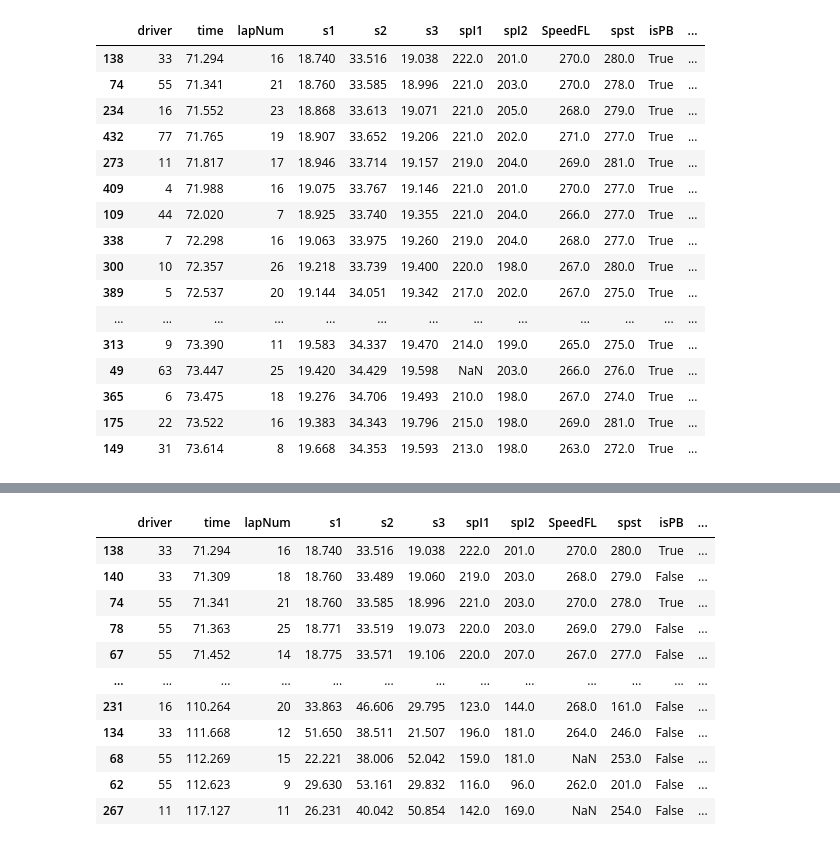
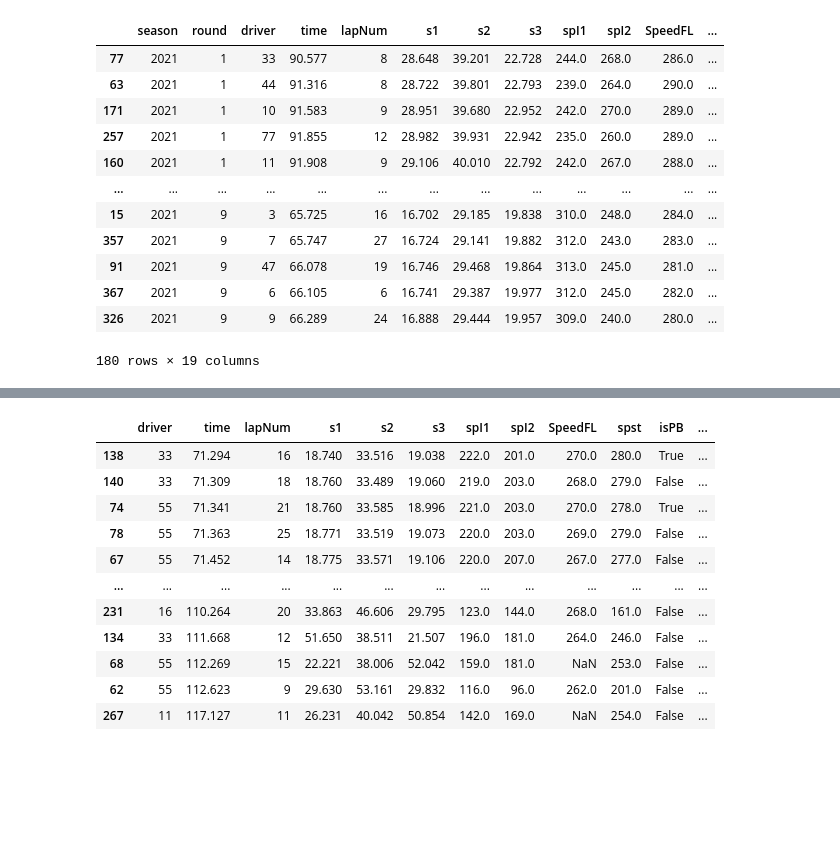
Before and after one commit to ollyjc99/F1-Fantasy-Predictor, a Jupyter notebook: data collection/get_fastf1.ipynb, the cells around one changed output, grey strips where cells are left out. Cells and saved outputs as stored; diff of their text form; code cells hidden in the pictures; blank space fills up the shorter version.

Commit message:
Testing data collecting the entire 2021 season

```diff
--- a/data collection/get_fastf1.ipynb
+++ b/data collection/get_fastf1.ipynb
@@ -21,11 +21,3 @@ pd.options.mode.chained_assignment = None  # default='warn'
 # Enable the cache
 ff1.Cache.enable_cache(path+'data/cache')
 # ff1.Cache.disabled()
-# %%
-year = 2021
-circuit = 5
-
-# Load the session data
-session = ff1.get_session(year, circuit, 'FP3')
-session.load()
-laps = session.load_laps(with_telemetry=True)
@@ -49,0 +24,35 @@ core           INFO     Finished loading data for 20 drivers: ['3', '63', '55',
+# %%
+df = pd.DataFrame(columns=['season','round','driver', 'time', 'lapNum', 's1', 's2', 's3', 'spI1', 'spI2', 'SpeedFL',
+       'spst', 'isPB', 'compound', 'tyrelife', 'isFresh', 'Stint',
+       'trackStatus', 'isAccurate'])
+# %%
+year = 2021
+for circuit in range(1,23):
+    # Load the session data
+    session = ff1.get_session(year, circuit, 'FP3')
+    session.load()
+    laps = session.load_laps(with_telemetry=True)
+
+    # laps = session.laps
+    laps = laps[[
+    'DriverNumber', 'LapTime', 'LapNumber',
+    'Sector1Time', 'Sector2Time', 'Sector3Time',
+    'SpeedI1', 'SpeedI2', 'SpeedFL', 'SpeedST', 'IsPersonalBest',
+    'Compound', 'TyreLife', 'FreshTyre', 'Stint',
+    'TrackStatus', 'IsAccurate'
+    ]]
+
+    laps = laps.rename(columns={'DriverNumber': 'driver','LapTime': 'time','LapNumber': 'lapNum','Sector1Time': 's1','Sector2Time': 's2','Sector3Time': 's3','SpeedI1': 'spI1','SpeedI2': 'spI2','SpeedST': 'spst', 'IsPersonalBest': 'isPB','Compound': 'compound','TyreLife': 'tyrelife','FreshTyre': 'isFresh','TrackStatus': 'trackStatus','IsAccurate': 'isAccurate',})
+
+    laps = laps[laps['time'].notnull()]
+
+    laps['time'] = laps['time'].apply(lambda x: x.total_seconds())
+    laps['s1'] = laps['s1'].apply(lambda x: x.total_seconds())
+    laps['s2'] = laps['s2'].apply(lambda x: x.total_seconds())
+    laps['s3'] = laps['s3'].apply(lambda x: x.total_seconds())
+
+    fastest_laps = laps.query('isPB == True').sort_values('time')
+    fastest_laps['season'] = year
+    fastest_laps['round'] = circuit
+
+    df = pd.concat([df, fastest_laps])
@@ -50,3 +78,19 @@ core           INFO     Finished loading data for 20 drivers: ['3', '63', '55',
+# %%
+df
+# %% [output]
+|  | season | round | driver | time | lapNum | s1 | s2 | s3 | spI1 | spI2 | SpeedFL | ... |
+| 77 | 2021 | 1 | 33 | 90.577 | 8 | 28.648 | 39.201 | 22.728 | 244.0 | 268.0 | 286.0 | ... |
+| 63 | 2021 | 1 | 44 | 91.316 | 8 | 28.722 | 39.801 | 22.793 | 239.0 | 264.0 | 290.0 | ... |
+| 171 | 2021 | 1 | 10 | 91.583 | 9 | 28.951 | 39.680 | 22.952 | 242.0 | 270.0 | 289.0 | ... |
+| 257 | 2021 | 1 | 77 | 91.855 | 12 | 28.982 | 39.931 | 22.942 | 235.0 | 260.0 | 289.0 | ... |
+| 160 | 2021 | 1 | 11 | 91.908 | 9 | 29.106 | 40.010 | 22.792 | 242.0 | 267.0 | 288.0 | ... |
+| ... | ... | ... | ... | ... | ... | ... | ... | ... | ... | ... | ... | ... |
+| 15 | 2021 | 9 | 3 | 65.725 | 16 | 16.702 | 29.185 | 19.838 | 310.0 | 248.0 | 284.0 | ... |
+| 357 | 2021 | 9 | 7 | 65.747 | 27 | 16.724 | 29.141 | 19.882 | 312.0 | 243.0 | 283.0 | ... |
+| 91 | 2021 | 9 | 47 | 66.078 | 19 | 16.746 | 29.468 | 19.864 | 313.0 | 245.0 | 281.0 | ... |
+| 367 | 2021 | 9 | 6 | 66.105 | 6 | 16.741 | 29.387 | 19.977 | 312.0 | 245.0 | 282.0 | ... |
+| 326 | 2021 | 9 | 9 | 66.289 | 24 | 16.888 | 29.444 | 19.957 | 309.0 | 240.0 | 280.0 | ... |
+180 rows × 19 columns
 # %%
 # laps = session.laps
 laps = laps[[
@@ -67,22 +111,5 @@ laps['s2'] = laps['s2'].apply(lambda x: x.total_seconds())
 laps['s3'] = laps['s3'].apply(lambda x: x.total_seconds())
 # %%
 fastest_laps = laps.query('isPB == True').sort_values('time')
-fastest_laps
+fastest_laps['season'] = year
+fastest_laps['round'] = circuit
-# %% [output]
-|  | driver | time | lapNum | s1 | s2 | s3 | spI1 | spI2 | SpeedFL | spst | isPB | ... |
-| 138 | 33 | 71.294 | 16 | 18.740 | 33.516 | 19.038 | 222.0 | 201.0 | 270.0 | 280.0 | True | ... |
-| 74 | 55 | 71.341 | 21 | 18.760 | 33.585 | 18.996 | 221.0 | 203.0 | 270.0 | 278.0 | True | ... |
-| 234 | 16 | 71.552 | 23 | 18.868 | 33.613 | 19.071 | 221.0 | 205.0 | 268.0 | 279.0 | True | ... |
-| 432 | 77 | 71.765 | 19 | 18.907 | 33.652 | 19.206 | 221.0 | 202.0 | 271.0 | 277.0 | True | ... |
-| 273 | 11 | 71.817 | 17 | 18.946 | 33.714 | 19.157 | 219.0 | 204.0 | 269.0 | 281.0 | True | ... |
-| 409 | 4 | 71.988 | 16 | 19.075 | 33.767 | 19.146 | 221.0 | 201.0 | 270.0 | 277.0 | True | ... |
-| 109 | 44 | 72.020 | 7 | 18.925 | 33.740 | 19.355 | 221.0 | 204.0 | 266.0 | 277.0 | True | ... |
-| 338 | 7 | 72.298 | 16 | 19.063 | 33.975 | 19.260 | 219.0 | 204.0 | 268.0 | 277.0 | True | ... |
-| 300 | 10 | 72.357 | 26 | 19.218 | 33.739 | 19.400 | 220.0 | 198.0 | 267.0 | 280.0 | True | ... |
-| 389 | 5 | 72.537 | 20 | 19.144 | 34.051 | 19.342 | 217.0 | 202.0 | 267.0 | 275.0 | True | ... |
-| ... | ... | ... | ... | ... | ... | ... | ... | ... | ... | ... | ... | ... |
-| 313 | 9 | 73.390 | 11 | 19.583 | 34.337 | 19.470 | 214.0 | 199.0 | 265.0 | 275.0 | True | ... |
-| 49 | 63 | 73.447 | 25 | 19.420 | 34.429 | 19.598 | NaN | 203.0 | 266.0 | 276.0 | True | ... |
-| 365 | 6 | 73.475 | 18 | 19.276 | 34.706 | 19.493 | 210.0 | 198.0 | 267.0 | 274.0 | True | ... |
-| 175 | 22 | 73.522 | 16 | 19.383 | 34.343 | 19.796 | 215.0 | 198.0 | 269.0 | 281.0 | True | ... |
-| 149 | 31 | 73.614 | 8 | 19.668 | 34.353 | 19.593 | 213.0 | 198.0 | 263.0 | 272.0 | True | ... |
```
Also changed, not shown: parts of 3 cells of this notebook.
